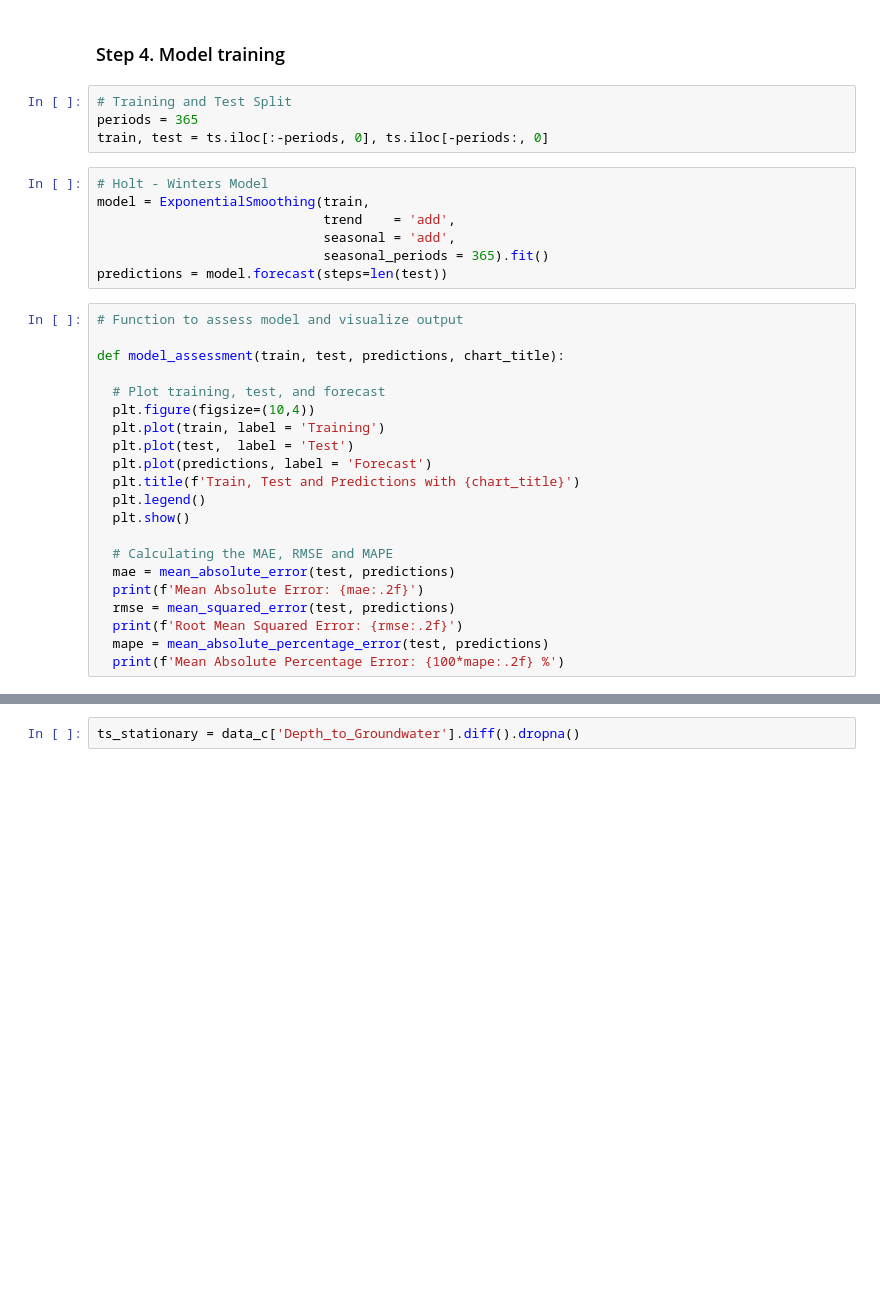
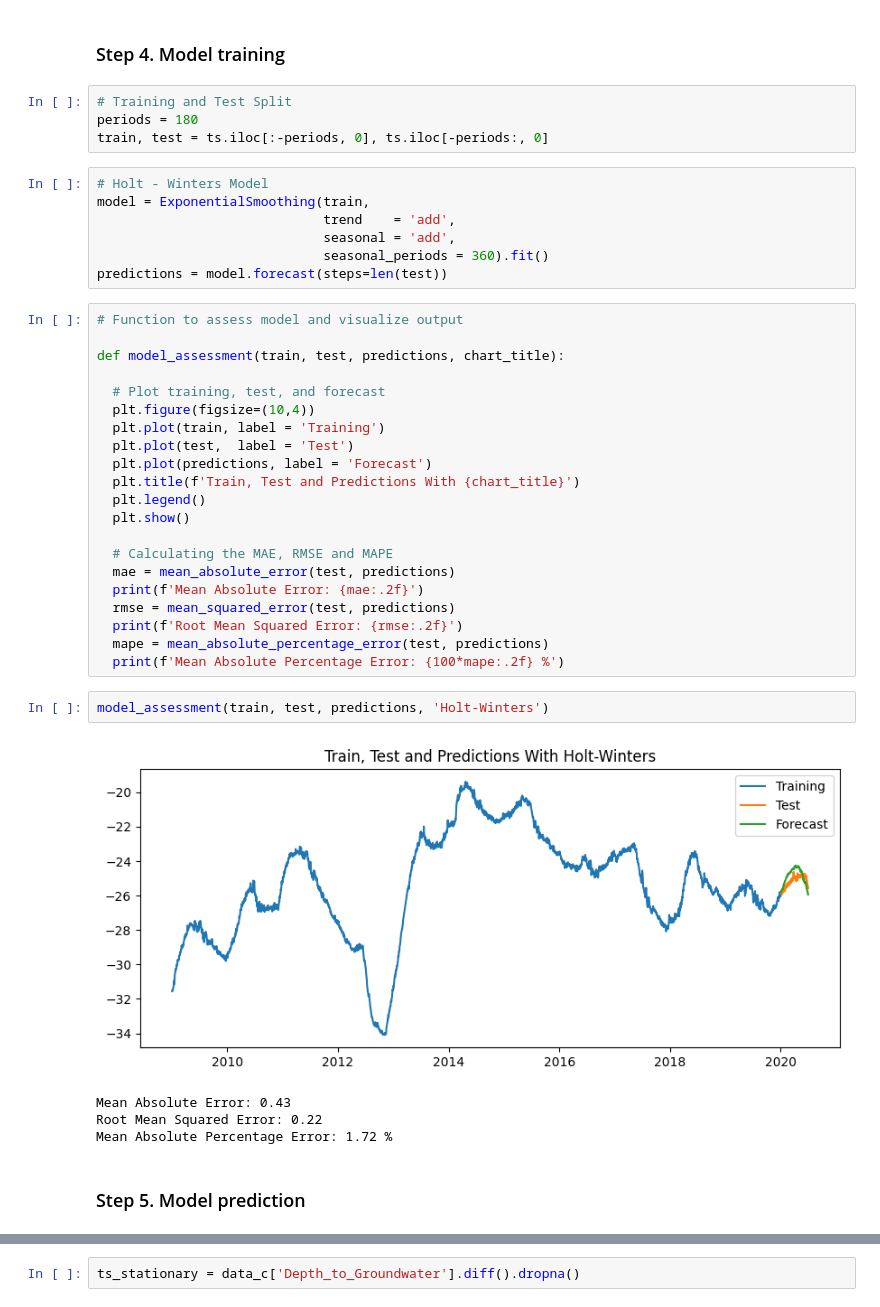
Before and after one commit to 4GeeksAcademy/remelop_Time_Series_Project, a Jupyter notebook: src/Time_Series_Project.ipynb, the cells around one changed output, grey strips where cells are left out. Drawn from its saved outputs; the diff is of its cells as text; blank space fills up the shorter version.

```diff
--- a/src/Time_Series_Project.ipynb
+++ b/src/Time_Series_Project.ipynb
@@ -202,14 +203,14 @@ plt.show()
 ### Step 4. Model training
 # %%
 # Training and Test Split
-periods = 365
+periods = 180
 train, test = ts.iloc[:-periods, 0], ts.iloc[-periods:, 0]
 # %%
 # Holt - Winters Model
 model = ExponentialSmoothing(train,
                              trend    = 'add',
                              seasonal = 'add',
-                             seasonal_periods = 365).fit()
+                             seasonal_periods = 360).fit()
 predictions = model.forecast(steps=len(test))
 # %%
 # Function to assess model and visualize output
@@ -221,7 +222,7 @@ def model_assessment(train, test, predictions, chart_title):
   plt.plot(train, label = 'Training')
   plt.plot(test,  label = 'Test')
   plt.plot(predictions, label = 'Forecast')
-  plt.title(f'Train, Test and Predictions with {chart_title}')
+  plt.title(f'Train, Test and Predictions With {chart_title}')
   plt.legend()
   plt.show()
 
@@ -232,3 +233,12 @@ def model_assessment(train, test, predictions, chart_title):
   print(f'Root Mean Squared Error: {rmse:.2f}')
   mape = mean_absolute_percentage_error(test, predictions)
   print(f'Mean Absolute Percentage Error: {100*mape:.2f} %')
+# %%
+model_assessment(train, test, predictions, 'Holt-Winters')
+# %% [output]
+[figure, added]
+Mean Absolute Error: 0.43
+Root Mean Squared Error: 0.22
+Mean Absolute Percentage Error: 1.72 %
+# %% [markdown]
+### Step 5. Model prediction
```
Also changed, not shown: parts of 14 cells of this notebook.
